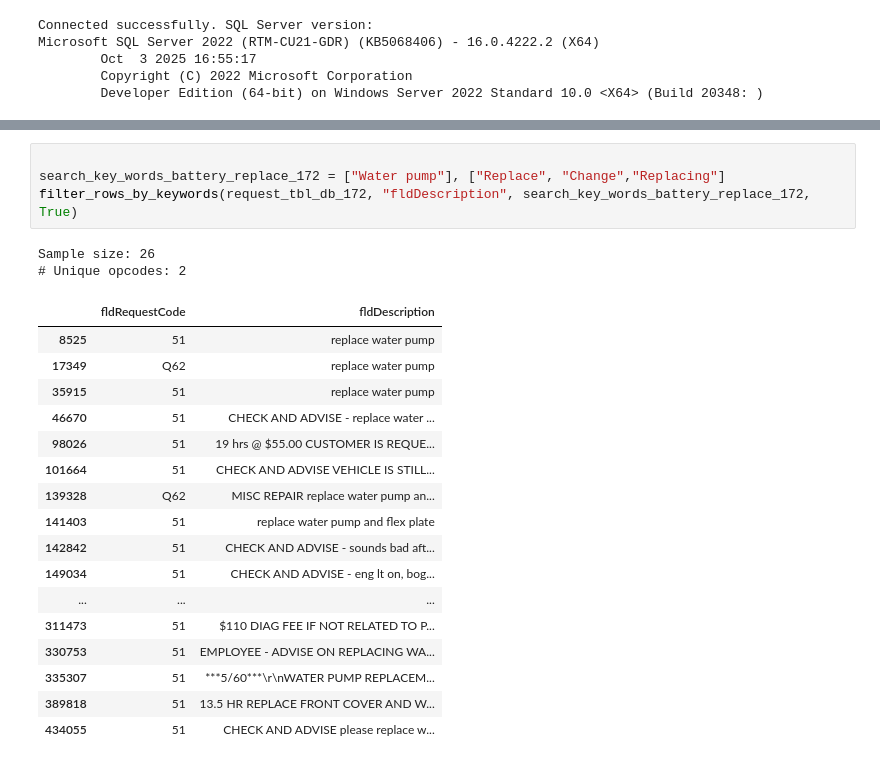
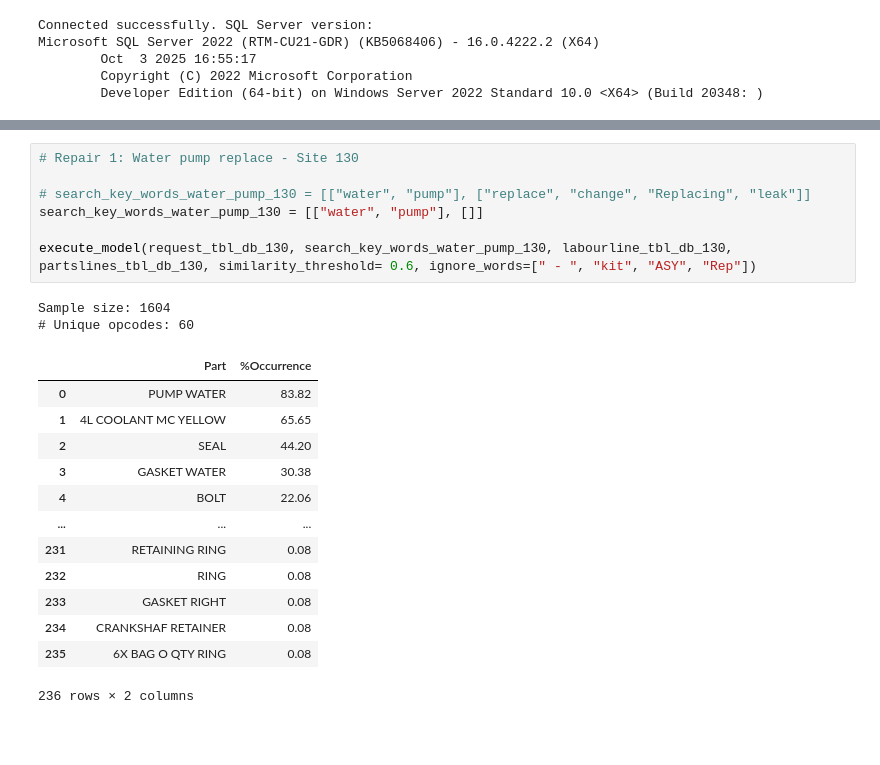
Before and after one commit to MeliPax/SPG, a Jupyter notebook: research/pull_vehicle_repair_data.ipynb, the cells around one changed output, grey strips where cells are left out. Saved outputs shown, nothing was run; the diff lists cells and outputs as text; blank space fills up the shorter version.

```diff
--- a/research/pull_vehicle_repair_data.ipynb
+++ b/research/pull_vehicle_repair_data.ipynb
@@ -928,25 +929,24 @@ Sample data size: 96
-# %%
-
-search_key_words_battery_replace_172 = ["Water pump"], ["Replace", "Change","Replacing"]
-filter_rows_by_keywords(request_tbl_db_172, "fldDescription", search_key_words_battery_replace_172, True)
-# %% [output]
-Sample size: 26
-# Unique opcodes: 2
-|  | fldRequestCode | fldDescription |
-| 8525 | 51 | replace water pump |
-| 17349 | Q62 | replace water pump |
-| 35915 | 51 | replace water pump |
-| 46670 | 51 | CHECK AND ADVISE - replace water ... |
-| 98026 | 51 | 19 hrs @ $55.00 CUSTOMER IS REQUE... |
-| 101664 | 51 | CHECK AND ADVISE VEHICLE IS STILL... |
-| 139328 | Q62 | MISC REPAIR replace water pump an... |
-| 141403 | 51 | replace water pump and flex plate |
-| 142842 | 51 | CHECK AND ADVISE - sounds bad aft... |
-| 149034 | 51 | CHECK AND ADVISE - eng lt on, bog... |
-| ... | ... | ... |
-| 311473 | 51 | $110 DIAG FEE IF NOT RELATED TO P... |
-| 330753 | 51 | EMPLOYEE - ADVISE ON REPLACING WA... |
-| 335307 | 51 | ***5/60***\r\nWATER PUMP REPLACEM... |
-| 389818 | 51 | 13.5 HR REPLACE FRONT COVER AND W... |
-| 434055 | 51 | CHECK AND ADVISE please replace w... |
+# %%
+# Repair 1: Water pump replace - Site 130
+
+# search_key_words_water_pump_130 = [["water", "pump"], ["replace", "change", "Replacing", "leak"]]
+search_key_words_water_pump_130 = [["water", "pump"], []]
+
+execute_model(request_tbl_db_130, search_key_words_water_pump_130, labourline_tbl_db_130, partslines_tbl_db_130, similarity_threshold= 0.6, ignore_words=[" - ", "kit", "ASY", "Rep"])
+# %% [output]
+Sample size: 1604
+# Unique opcodes: 60
+|  | Part | %Occurrence |
+| 0 | PUMP WATER | 83.82 |
+| 1 | 4L COOLANT MC YELLOW | 65.65 |
+| 2 | SEAL | 44.20 |
+| 3 | GASKET WATER | 30.38 |
+| 4 | BOLT | 22.06 |
+| ... | ... | ... |
+| 231 | RETAINING RING | 0.08 |
+| 232 | RING | 0.08 |
+| 233 | GASKET RIGHT | 0.08 |
+| 234 | CRANKSHAF RETAINER | 0.08 |
+| 235 | 6X BAG O QTY RING | 0.08 |
+236 rows × 2 columns
 # %%
```
Also changed, not shown: parts of 7 cells of this notebook.
